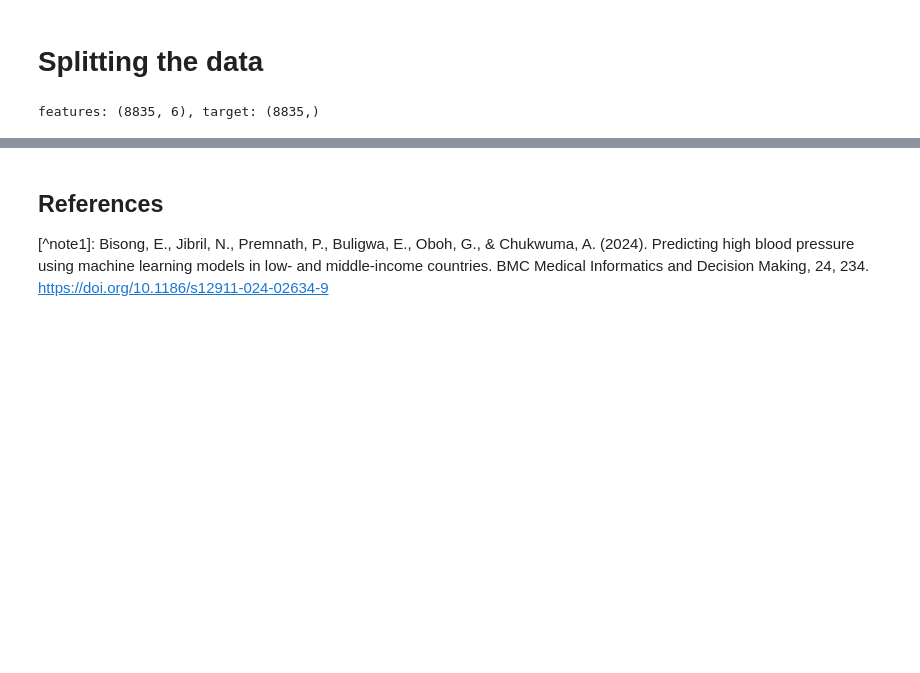
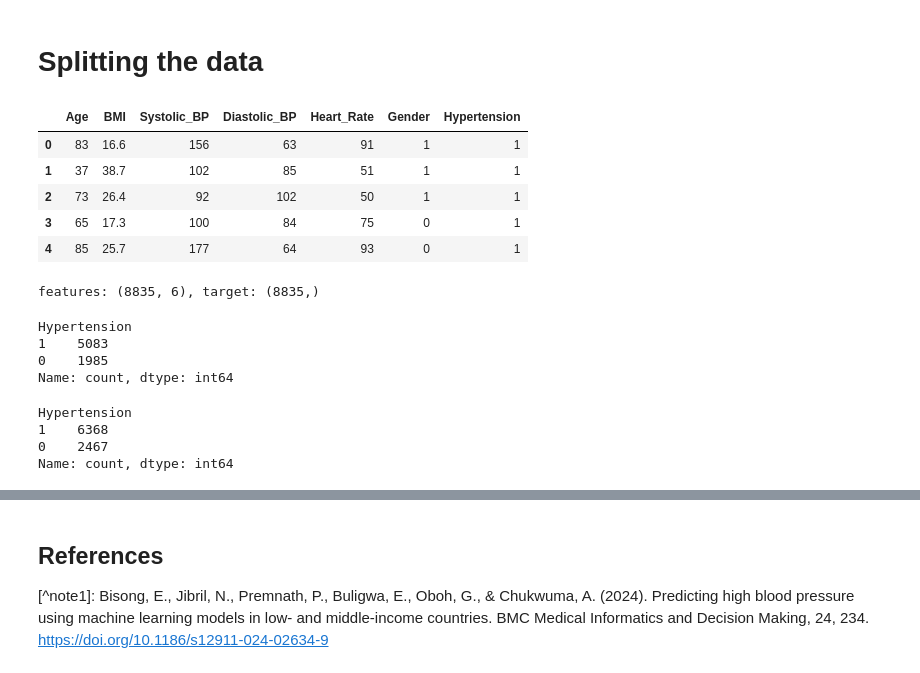
Before and after one commit to JKariithi/afyaBand, a Jupyter notebook: notebooks/hypertension.ipynb, the cells around one changed output, grey strips where cells are left out. Saved outputs shown, nothing was run; the diff lists cells and outputs as text; code cells hidden in the pictures; blank space fills up the shorter version.

```diff
--- a/notebooks/hypertension.ipynb
+++ b/notebooks/hypertension.ipynb
@@ -220,6 +226,21 @@ plt.show()
 We can see that Obese people have the highest number of people with high hypertension.
 # %% [markdown]
 # Splitting the data
+# %%
+# Mapping the gender to 1 and 0
+df['Gender'].replace({'Male':1, 'Female':0}, inplace=True)
+# %%
+# Mapping hypertension to 1 and 0
+df['Hypertension'].replace({'High':1, 'Low':0}, inplace=True)
+# %%
+df.head()
+# %% [output]
+|  | Age | BMI | Systolic_BP | Diastolic_BP | Heart_Rate | Gender | Hypertension |
+| 0 | 83 | 16.6 | 156 | 63 | 91 | 1 | 1 |
+| 1 | 37 | 38.7 | 102 | 85 | 51 | 1 | 1 |
+| 2 | 73 | 26.4 | 92 | 102 | 50 | 1 | 1 |
+| 3 | 65 | 17.3 | 100 | 84 | 75 | 0 | 1 |
+| 4 | 85 | 25.7 | 177 | 64 | 93 | 0 | 1 |
 # %%
 # Splitting the Data into Features and the Targets
 
@@ -231,0 +257,14 @@ features: (8835, 6), target: (8835,)
+# %%
+y_train.value_counts()
+# %% [output]
+Hypertension
+1    5083
+0    1985
+Name: count, dtype: int64
+# %%
+y.value_counts()
+# %% [output]
+Hypertension
+1    6368
+0    2467
+Name: count, dtype: int64
```
Also changed, not shown: parts of 10 cells of this notebook, 1 other file.
